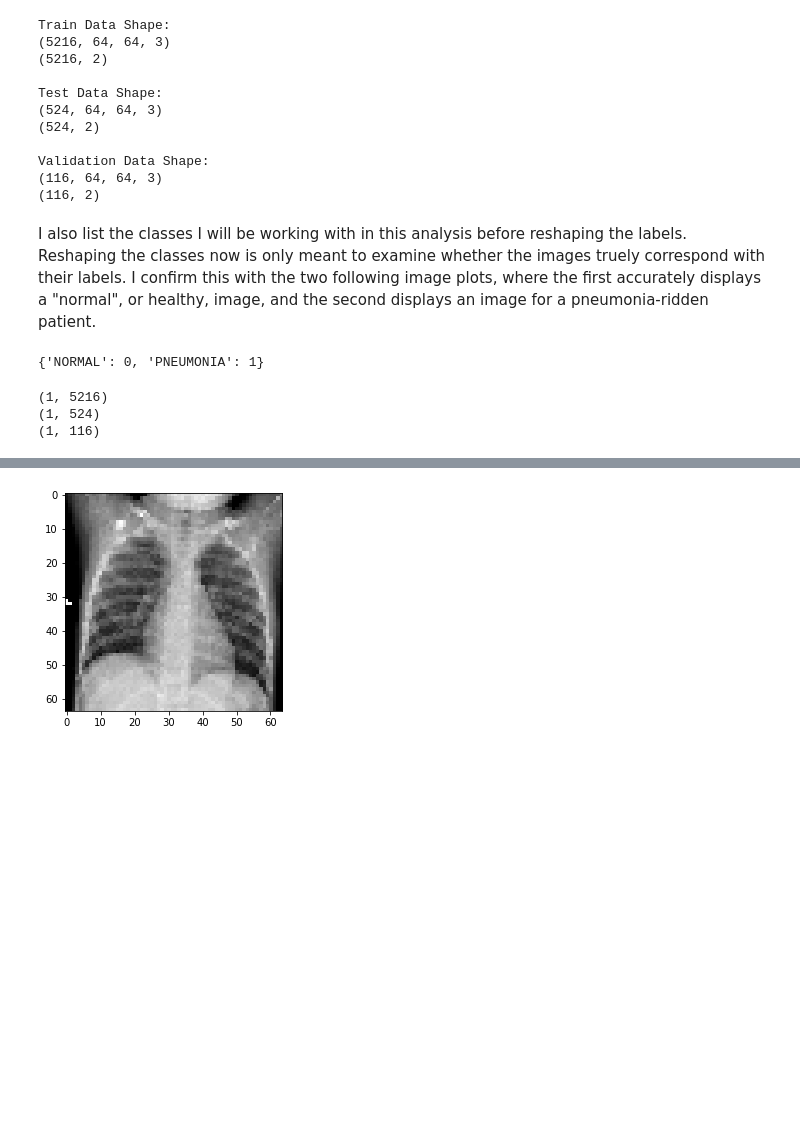
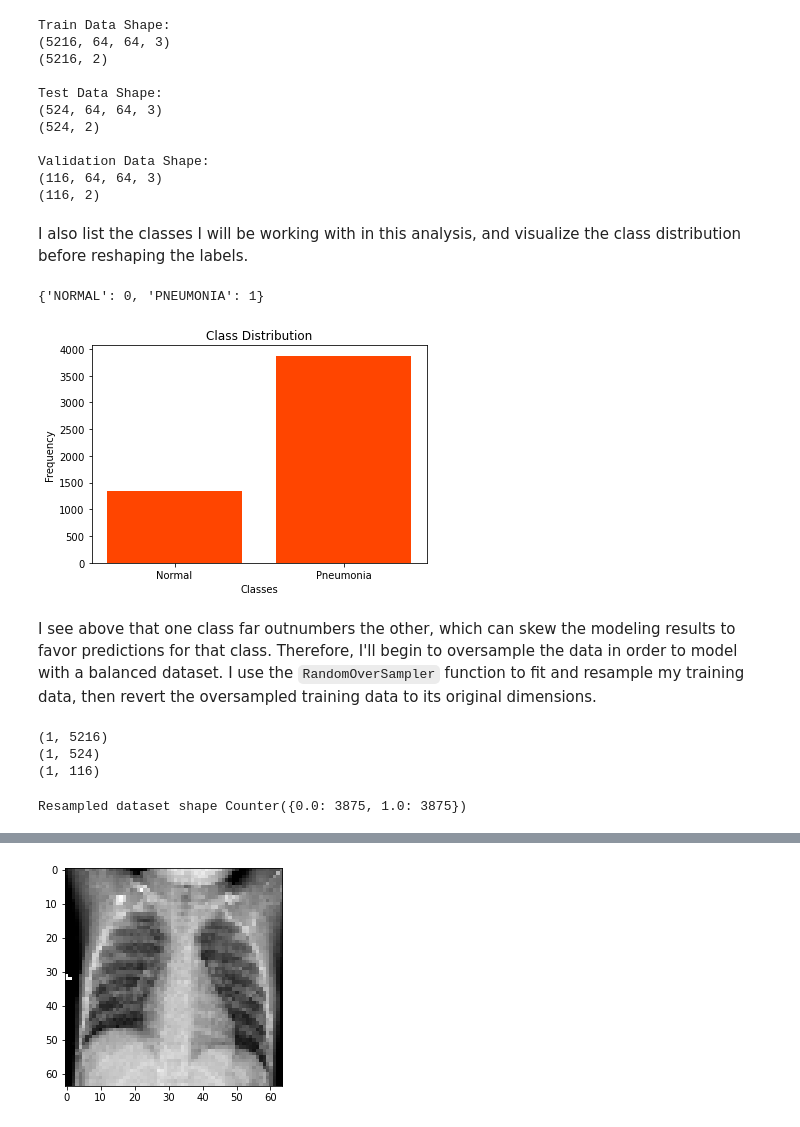
Before and after one commit to rookiescientist-andre/Identifying-Pneumonia-with-Deep-Learning, a Jupyter notebook: notebook.ipynb, the cells around one changed output, grey strips where cells are left out. Saved outputs shown, nothing was run; the diff lists cells and outputs as text; code cells hidden in the pictures; blank space fills up the shorter version.

```diff
--- a/notebook.ipynb
+++ b/notebook.ipynb
@@ -108,13 +113,32 @@ Test Data Shape:
 Validation Data Shape:
 (116, 64, 64, 3)
 (116, 2)
-# %% [markdown]
-I also list the classes I will be working with in this analysis before reshaping the labels. Reshaping the classes now is only meant to examine whether the images truely correspond with their labels. I confirm this with the two following image plots, where the first accurately displays a "normal", or healthy, image, and the second displays an image for a pneumonia-ridden patient.
+# %% [markdown]
+I also list the classes I will be working with in this analysis, and visualize the class distribution before reshaping the labels.
 # %%
 # List the classes
 train_generator.class_indices
 # %% [output]
 {'NORMAL': 0, 'PNEUMONIA': 1}
+# %%
+# Create sub-directory path objects within the training directory
+normal_class = train_data_dir + '/NORMAL'
+pneu_class = train_data_dir + '/PNEUMONIA'
+
+# Get the class distribution
+num_classes = {'Normal': len(os.listdir(normal_class)),
+               'Pneumonia': len(os.listdir(pneu_class))}
+
+# Plot the class distribution
+plt.bar(num_classes.keys(), num_classes.values(), color='orangered')
+plt.xlabel('Classes')
+plt.ylabel('Frequency')
+plt.title('Class Distribution')
+plt.show()
+# %% [output]
+[figure, added]
+# %% [markdown]
+I see above that one class far outnumbers the other, which can skew the modeling results to favor predictions for that class. Therefore, I'll begin to oversample the data in order to model with a balanced dataset. I use the `RandomOverSampler` function to fit and resample my training data, then revert the oversampled training data to its original dimensions.
 # %%
 # Reshape the labels
 y_train_labels = train_labels.T[[1]]
@@ -131,0 +166,5 @@ print(np.shape(y_val_labels))
+# %%
+# Calculate new class distribution
+print('Resampled dataset shape', Counter(oversampled_y))
+# %% [output]
+Resampled dataset shape Counter({0.0: 3875, 1.0: 3875})
```
Also changed, not shown: parts of 49 cells of this notebook, 7 other files.
